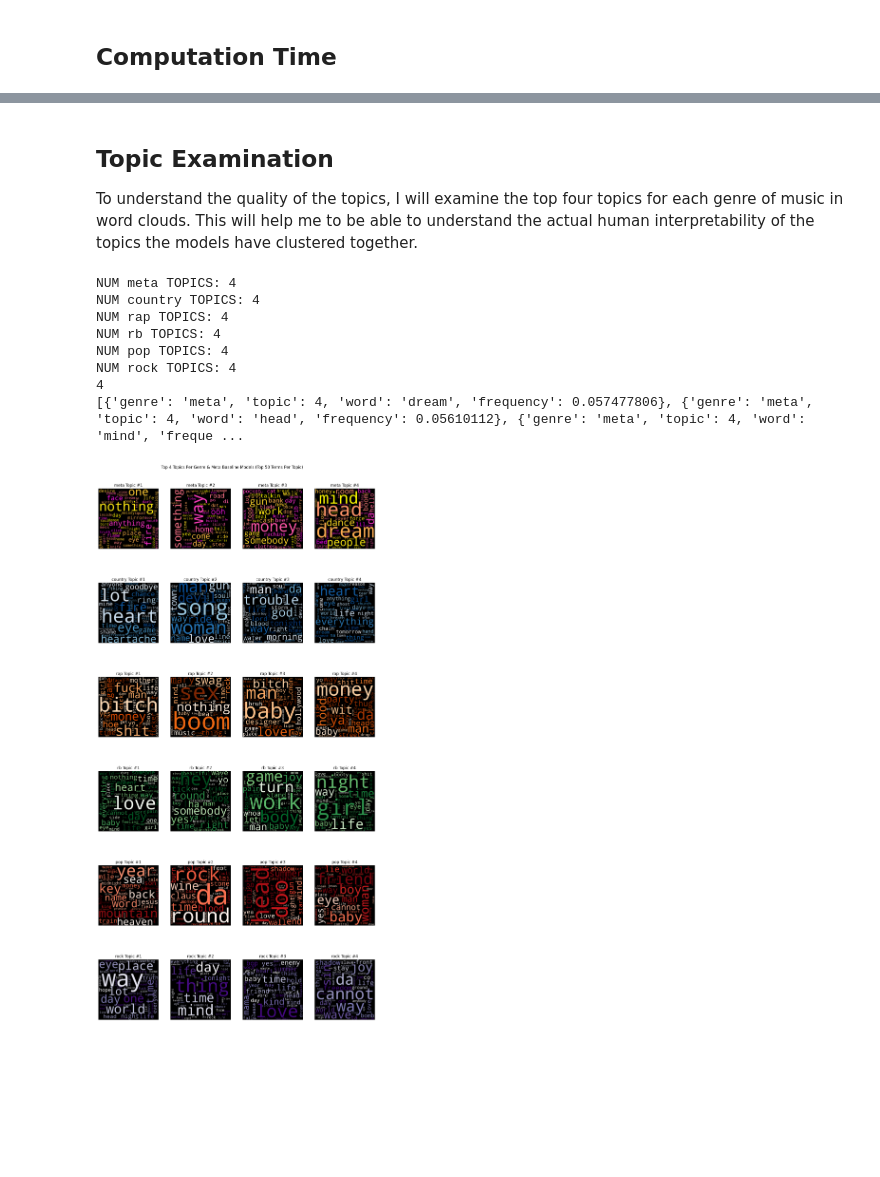
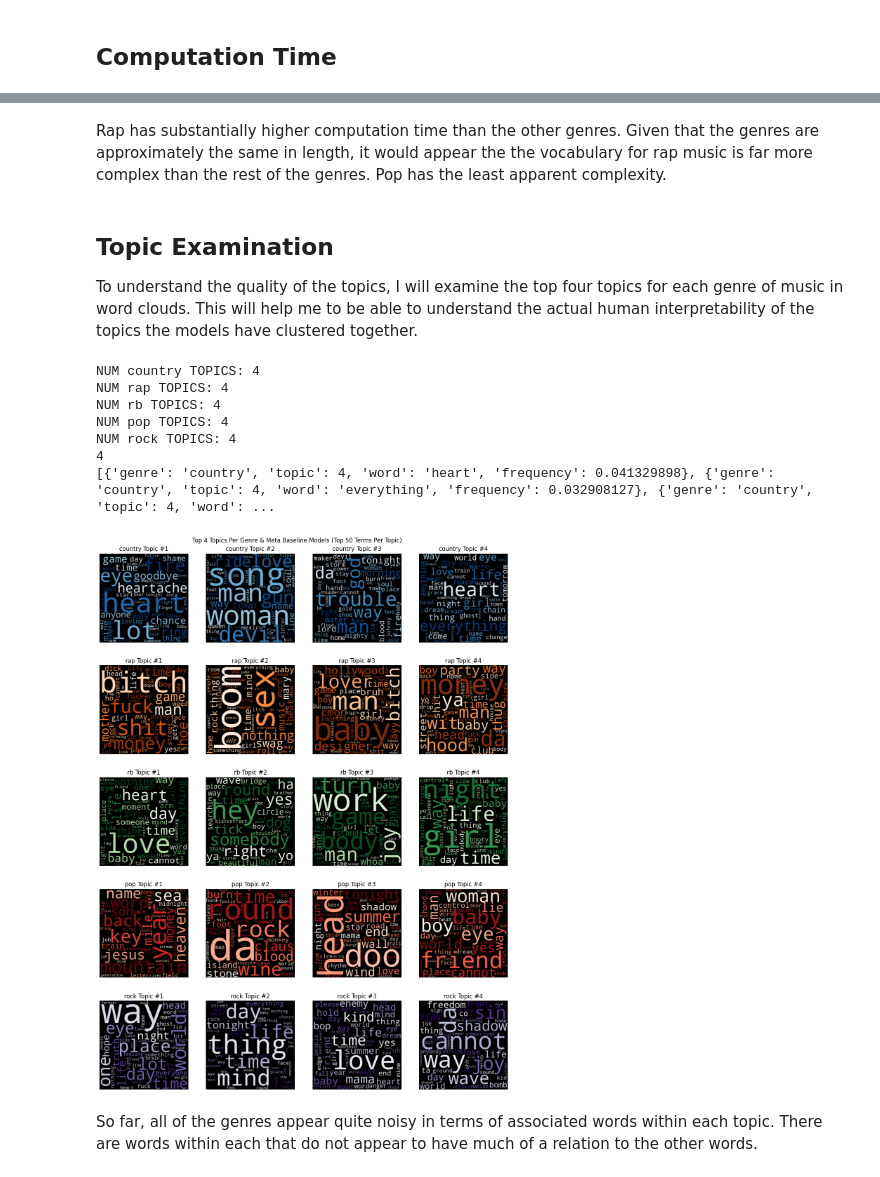
Before and after one commit to charliemarshall1996/lom, a Jupyter notebook: notebooks/optimization/baseline/baseline_analysis.ipynb, the cells around one changed output, grey strips where cells are left out. Cells and saved outputs as stored; diff of their text form; code cells hidden in the pictures; blank space fills up the shorter version.

Commit message:
Analysed baseline models

```diff
--- a/notebooks/optimization/baseline/baseline_analysis.ipynb
+++ b/notebooks/optimization/baseline/baseline_analysis.ipynb
@@ -66,10 +73,12 @@ plt.show()
+# %% [markdown]
+Rap has substantially higher computation time than the other genres. Given that the genres are approximately the same in length, it would appear the the vocabulary for rap music is far more complex than the rest of the genres. Pop has the least apparent complexity.
 # %% [markdown]
 ## Topic Examination
 
 To understand the quality of the topics, I will examine the top four topics for each genre of music in word clouds. This will help me to be able to understand the actual human interpretability of the topics the models have clustered together.
 # %%
 # Load models
-meta_model = LdaModel.load("../../../models/sampled/baseline/meta_baseline.model")
+# meta_model = LdaModel.load("../../../models/sampled/baseline/meta_baseline.model")
 country_model = LdaModel.load("../../../models/sampled/baseline/country_baseline.model")
 rap_model = LdaModel.load("../../../models/sampled/baseline/rap_baseline.model")
 rb_model = LdaModel.load("../../../models/sampled/baseline/rb_baseline.model")
@@ -77,7 +86,7 @@ pop_model = LdaModel.load("../../../models/sampled/baseline/pop_baseline.model")
 rock_model = LdaModel.load("../../../models/sampled/baseline/rock_baseline.model")
 
 # Get topics
-meta_topics = meta_model.show_topics(num_topics=4, num_words=50, formatted=False)
+# meta_topics = meta_model.show_topics(num_topics=4, num_words=50, formatted=False)
 country_topics = country_model.show_topics(num_topics=4, num_words=50, formatted=False)
 rap_topics = rap_model.show_topics(num_topics=4, num_words=50, formatted=False)
 rb_topics = rb_model.show_topics(num_topics=4, num_words=50, formatted=False)
@@ -86,45 +95,46 @@ rock_topics = rock_model.show_topics(num_topics=4, num_words=50, formatted=False
 
 # Make word clouds
 
-fig, axes = plt.subplots(6, 4, figsize=(15, 6 * 5))
+fig, axes = plt.subplots(5, 4, figsize=(15, 5 * 4))
 
 topics = []
-colors = ['spring', 'Blues', 'Oranges', 'Greens', 'Reds', 'Purples']
+colors = ['Blues', 'Oranges', 'Greens', 'Reds', 'Purples']
 
 def get_topics(genre, genre_topics, row):
     print(f"NUM {genre} TOPICS: {len(genre_topics)}")
     for i, topic in enumerate(genre_topics):
         dict_words = dict(topic[1])
 
         wordcloud = WordCloud(width=400, height=400,
                             background_color='black',
                             colormap=colors[row],
                             min_font_size=10).generate_from_frequencies(dict_words)
 
         axes[row, i].imshow(wordcloud, interpolation='bilinear')
         axes[row, i].axis("off")
         axes[row, i].set_title(f"{genre} Topic #{i+1}")
 
     return [{'genre': genre, 'topic': i+1, 'word': word, "frequency": freq} for word, freq in topic[1]]
 
-topics.extend(get_topics("meta", meta_topics, 0))
-topics.extend(get_topics("country", country_topics, 1))
-topics.extend(get_topics("rap", rap_topics, 2))
-topics.extend(get_topics("rb", rb_topics, 3))
-topics.extend(get_topics("pop", pop_topics, 4))
-topics.extend(get_topics("rock", rock_topics, 5))
+# topics.extend(get_topics("meta", meta_topics, 0))
+topics.extend(get_topics("country", country_topics, 0))
+topics.extend(get_topics("rap", rap_topics, 1))
+topics.extend(get_topics("rb", rb_topics, 2))
+topics.extend(get_topics("pop", pop_topics, 3))
+topics.extend(get_topics("rock", rock_topics, 4))
 print(len(topics[0]))
 print(topics)
 fig.suptitle("Top 4 Topics Per Genre & Meta Baseline Models (Top 50 Terms Per Topic)", y=0.9)
 plt.savefig("../../../data/analysis/sampled/baseline/baseline_genre_topics.png")
 plt.show()
 # %% [output]
-NUM meta TOPICS: 4
 NUM country TOPICS: 4
 NUM rap TOPICS: 4
 NUM rb TOPICS: 4
 NUM pop TOPICS: 4
 NUM rock TOPICS: 4
 4
-[{'genre': 'meta', 'topic': 4, 'word': 'dream', 'frequency': 0.057477806}, {'genre': 'meta', 'topic': 4, 'word': 'head', 'frequency': 0.05610112}, {'genre': 'meta', 'topic': 4, 'word': 'mind', 'freque ...
+[{'genre': 'country', 'topic': 4, 'word': 'heart', 'frequency': 0.041329898}, {'genre': 'country', 'topic': 4, 'word': 'everything', 'frequency': 0.032908127}, {'genre': 'country', 'topic': 4, 'word': ...
-[figure, old version]
+[figure, new version]
+# %% [markdown]
+So far, all of the genres appear quite noisy in terms of associated words within each topic. There are words within each that do not appear to have much of a relation to the other words.
```
Also changed, not shown: parts of 7 cells of this notebook, 4 other files.
